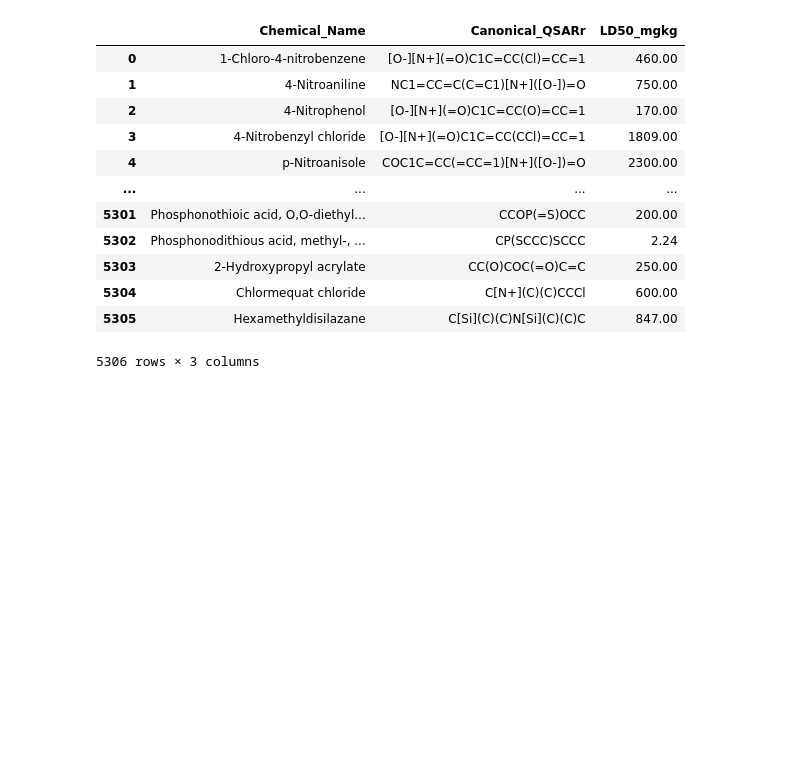
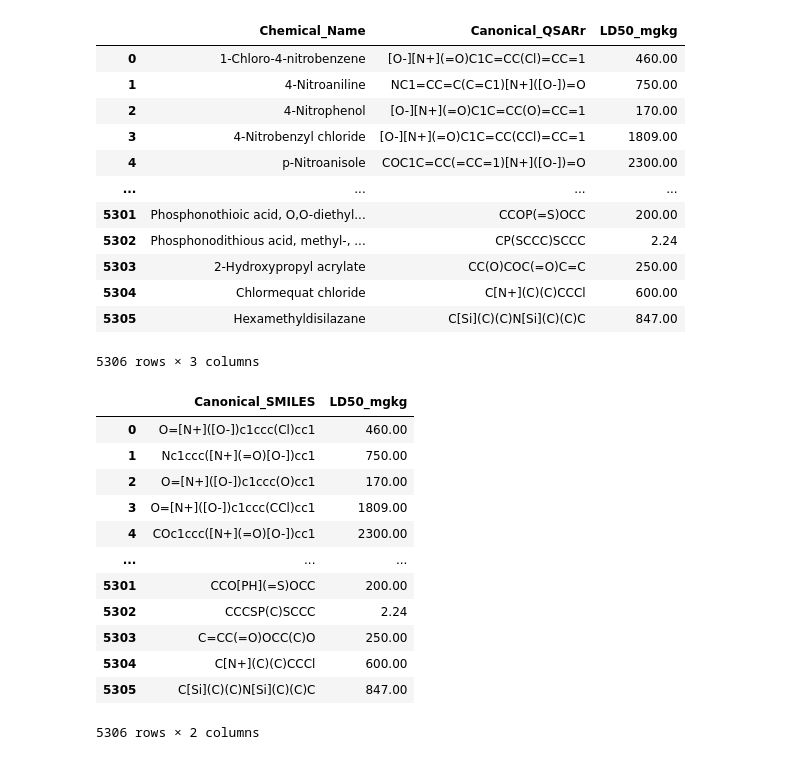
Before and after one commit to junhakunha/drug_toxicology_prediction, a Jupyter notebook: notebooks/J01_data_cleaning.ipynb, the cells around one changed output. Saved outputs shown, nothing was run; the diff lists cells and outputs as text; code cells hidden in the pictures; blank space fills up the shorter version.

```diff
--- a/notebooks/J01_data_cleaning.ipynb
+++ b/notebooks/J01_data_cleaning.ipynb
@@ -51,6 +51,41 @@ data
 | 5304 | Chlormequat chloride | C[N+](C)(C)CCCl | 600.00 |
 | 5305 | Hexamethyldisilazane | C[Si](C)(C)N[Si](C)(C)C | 847.00 |
 5306 rows × 3 columns
+# %%
+# Create a function that changes a SMILES string to a canonical SMILES string
+from rdkit import Chem
+from rdkit.Chem import AllChem
+
+def canonical_smiles(smiles):
+    mol = Chem.MolFromSmiles(smiles)
+    if mol is None:
+        return None
+    return Chem.MolToSmiles(mol)
+
+# Apply the function to the Canonical_QSARr column
+data['Canonical_QSARr'] = data['Canonical_QSARr'].apply(canonical_smiles)
+
+# Rename Canonical_QSARr column to Canonical_SMILES
+data = data.rename(columns={'Canonical_QSARr': 'Canonical_SMILES'})
+
+# Drop column 'Chemical_Name'
+data = data.drop(columns='Chemical_Name')
+# %%
+data
+# %% [output]
+|  | Canonical_SMILES | LD50_mgkg |
+| 0 | O=[N+]([O-])c1ccc(Cl)cc1 | 460.00 |
+| 1 | Nc1ccc([N+](=O)[O-])cc1 | 750.00 |
+| 2 | O=[N+]([O-])c1ccc(O)cc1 | 170.00 |
+| 3 | O=[N+]([O-])c1ccc(CCl)cc1 | 1809.00 |
+| 4 | COc1ccc([N+](=O)[O-])cc1 | 2300.00 |
+| ... | ... | ... |
+| 5301 | CCO[PH](=S)OCC | 200.00 |
+| 5302 | CCCSP(C)SCCC | 2.24 |
+| 5303 | C=CC(=O)OCC(C)O | 250.00 |
+| 5304 | C[N+](C)(C)CCCl | 600.00 |
+| 5305 | C[Si](C)(C)N[Si](C)(C)C | 847.00 |
+5306 rows × 2 columns
 # %%
 # Save to a new CSV file
 data.to_csv(DATA_DIR + 'clean_data.csv', index=False)
```
Also changed, not shown: parts of 7 cells of this notebook, 15 other files.
